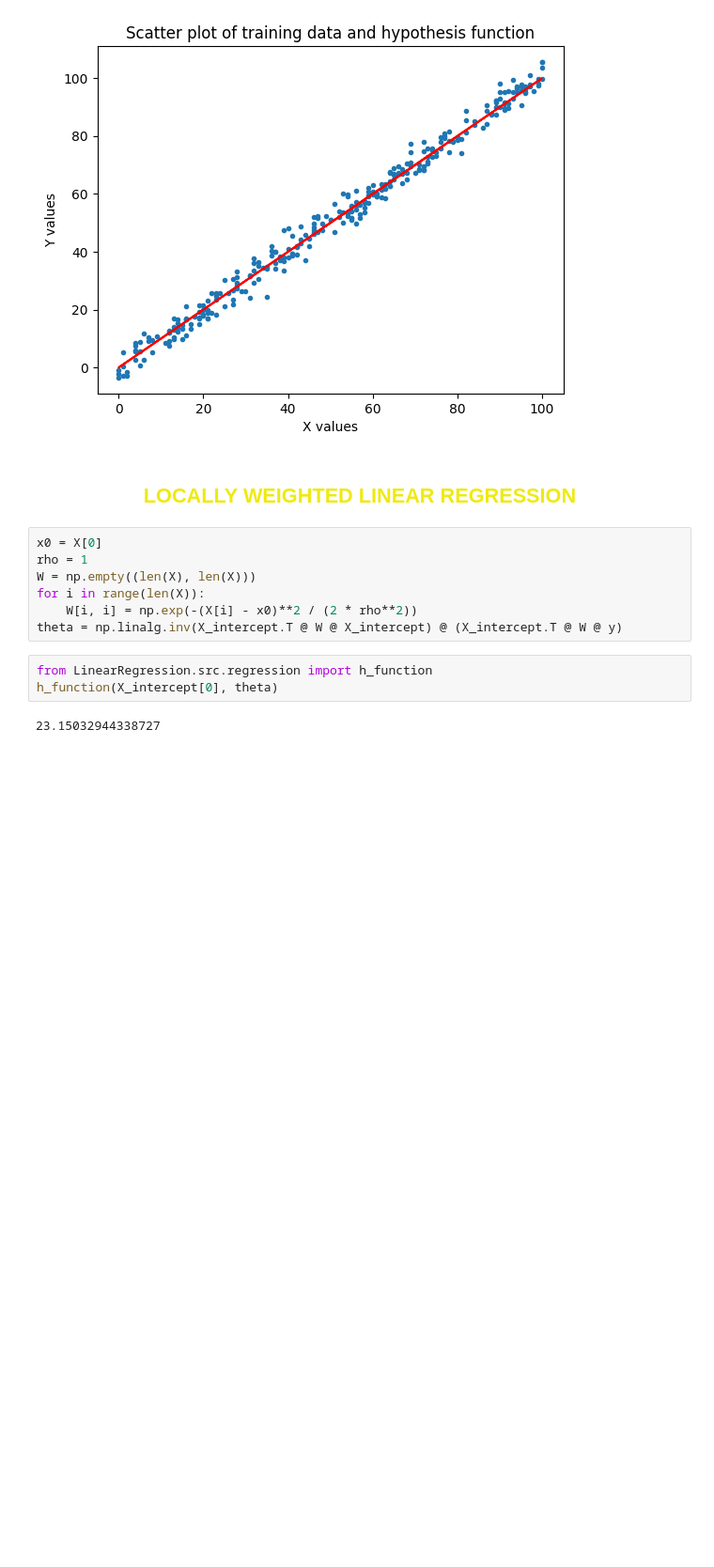
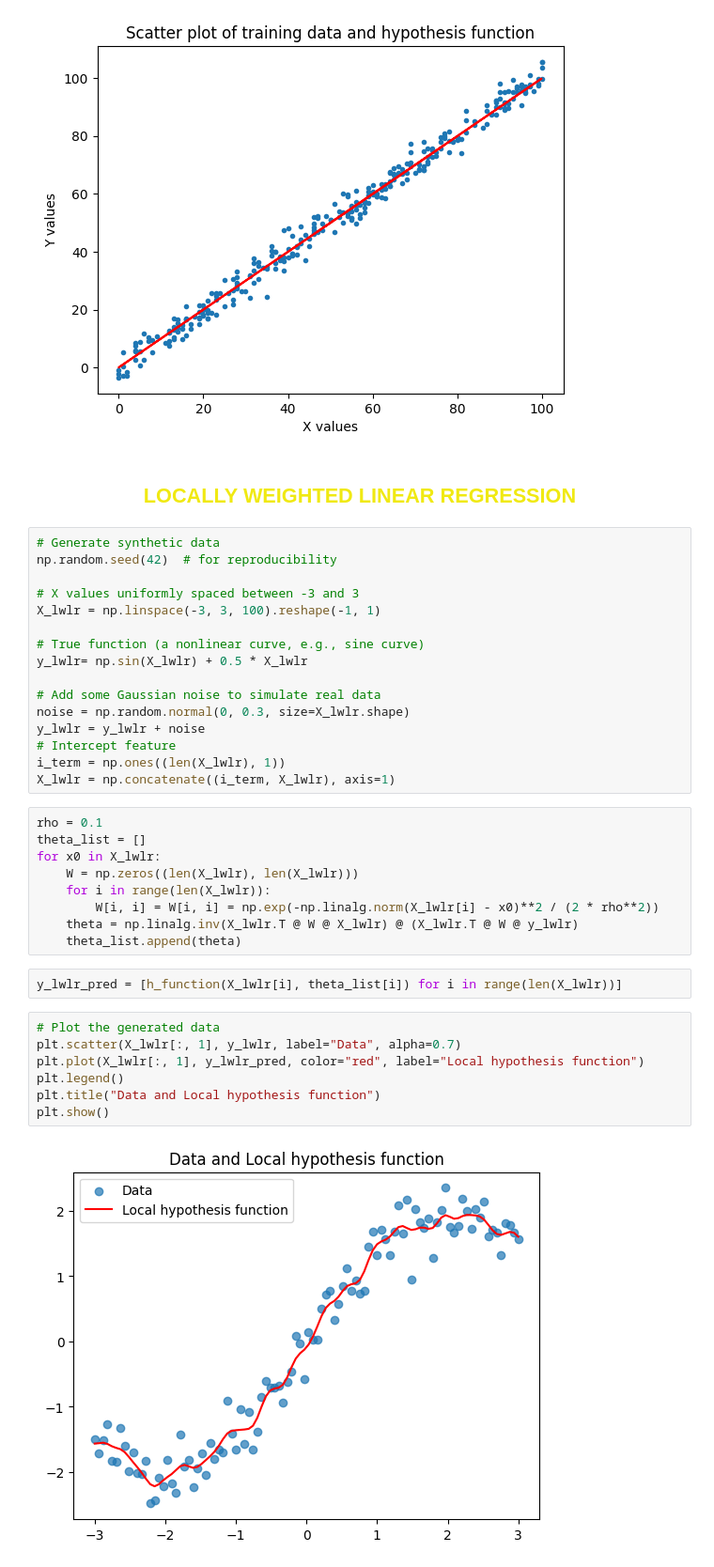
Before and after one commit to lategardener/CS229-from-scratch, a Jupyter notebook: LinearRegression/linear_regression.ipynb, the cells around one changed output. Shown at 94% size. Drawn from its saved outputs; the diff is of its cells as text; blank space fills up the shorter version.

Commit message:
locally weighted linear regression : Training and visualization on generated data

```diff
--- a/LinearRegression/linear_regression.ipynb
+++ b/LinearRegression/linear_regression.ipynb
@@ -89,15 +90,39 @@ plot_h_function(df_test["x"], df_test["y"], X_test_intercept, theta)
 [figure]
 # %% [markdown]
 <h2 align="center" style="color:#f0e912">LOCALLY WEIGHTED LINEAR REGRESSION</h2>
+# %%
+# Generate synthetic data
+np.random.seed(42)  # for reproducibility
+
+# X values uniformly spaced between -3 and 3
+X_lwlr = np.linspace(-3, 3, 100).reshape(-1, 1)
+
+# True function (a nonlinear curve, e.g., sine curve)
+y_lwlr= np.sin(X_lwlr) + 0.5 * X_lwlr
+
+# Add some Gaussian noise to simulate real data
+noise = np.random.normal(0, 0.3, size=X_lwlr.shape)
+y_lwlr = y_lwlr + noise
+# Intercept feature
+i_term = np.ones((len(X_lwlr), 1))
+X_lwlr = np.concatenate((i_term, X_lwlr), axis=1)
 # %%
-x0 = X[0]
-rho = 1
-W = np.empty((len(X), len(X)))
-for i in range(len(X)):
-    W[i, i] = np.exp(-(X[i] - x0)**2 / (2 * rho**2))
-theta = np.linalg.inv(X_intercept.T @ W @ X_intercept) @ (X_intercept.T @ W @ y)
+rho = 0.1
+theta_list = []
+for x0 in X_lwlr:
+    W = np.zeros((len(X_lwlr), len(X_lwlr)))
+    for i in range(len(X_lwlr)):
+        W[i, i] = W[i, i] = np.exp(-np.linalg.norm(X_lwlr[i] - x0)**2 / (2 * rho**2))
+    theta = np.linalg.inv(X_lwlr.T @ W @ X_lwlr) @ (X_lwlr.T @ W @ y_lwlr)
+    theta_list.append(theta)
 # %%
-from LinearRegression.src.regression import h_function
-h_function(X_intercept[0], theta)
+y_lwlr_pred = [h_function(X_lwlr[i], theta_list[i]) for i in range(len(X_lwlr))]
-# %% [output]
-23.15032944338727
+# %%
+# Plot the generated data
+plt.scatter(X_lwlr[:, 1], y_lwlr, label="Data", alpha=0.7)
+plt.plot(X_lwlr[:, 1], y_lwlr_pred, color="red", label="Local hypothesis function")
+plt.legend()
+plt.title("Data and Local hypothesis function")
+plt.show()
+# %% [output]
+[figure, added]
```
Also changed, not shown: parts of 3 cells of this notebook.
